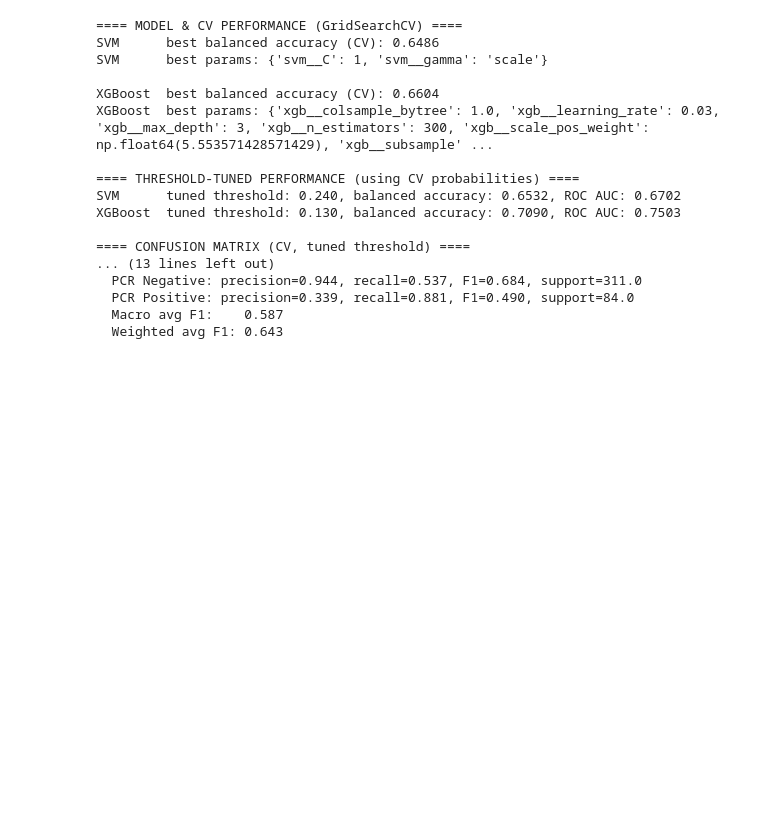
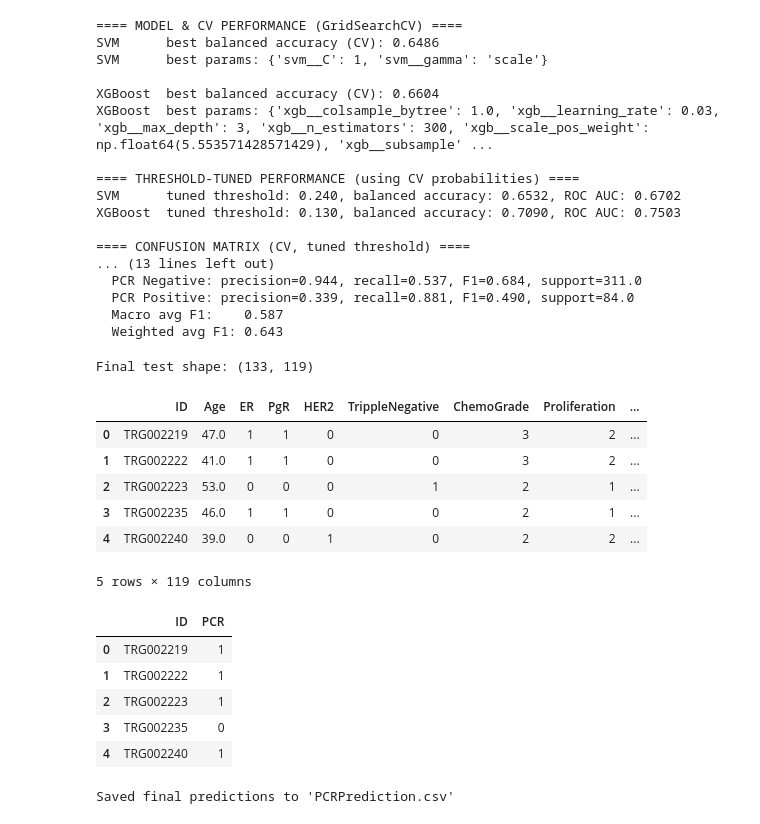
Before and after one commit to williaminsley/ML2, a Jupyter notebook: ML2.ipynb, the cells around one changed output. Saved outputs shown, nothing was run; the diff lists cells and outputs as text; code cells hidden in the pictures; blank space fills up the shorter version.

```diff
--- a/ML2.ipynb
+++ b/ML2.ipynb
@@ -532,3 +532,53 @@ XGBoost  tuned threshold: 0.130, balanced accuracy: 0.7090, ROC AUC: 0.7503
   PCR Positive: precision=0.339, recall=0.881, F1=0.490, support=84.0
   Macro avg F1:    0.587
   Weighted avg F1: 0.643
+# %%
+# FINAL TEST PREDICTION ON FULL DATASET
+
+TEST_FILE_FINAL = "FinalTestDataset2025.xls"
+
+# Load final test data (same missing-value handling as train)
+df_test_final = pd.read_excel(TEST_FILE_FINAL, na_values=[999])
+
+print("Final test shape:", df_test_final.shape)
+display(df_test_final.head())
+
+# Keep IDs
+test_ids = df_test_final[ID_COL].values
+
+# Use the SAME feature columns as training X
+X_test_final = df_test_final[X.columns]
+
+# Refit best_xgb on ALL available training data (X, y_pcr)
+best_xgb.fit(X, y_pcr)
+
+# Predict probabilities and apply tuned XGBoost threshold
+test_proba = best_xgb.predict_proba(X_test_final)[:, 1]
+test_pred = (test_proba >= xgb_best_thr).astype(int)
+
+# Build and save CSV in required format: [ID, PCR]
+out_df = pd.DataFrame({
+    ID_COL: test_ids,
+    "PCR": test_pred.astype(int)
+})
+
+out_df.to_csv("PCRPrediction.csv", index=False)
+display(out_df.head())
+
+print("Saved final predictions to 'PCRPrediction.csv'")
+# %% [output]
+Final test shape: (133, 119)
+|  | ID | Age | ER | PgR | HER2 | TrippleNegative | ChemoGrade | Proliferation | ... |
+| 0 | TRG002219 | 47.0 | 1 | 1 | 0 | 0 | 3 | 2 | ... |
+| 1 | TRG002222 | 41.0 | 1 | 1 | 0 | 0 | 3 | 2 | ... |
+| 2 | TRG002223 | 53.0 | 0 | 0 | 0 | 1 | 2 | 1 | ... |
+| 3 | TRG002235 | 46.0 | 1 | 1 | 0 | 0 | 2 | 1 | ... |
+| 4 | TRG002240 | 39.0 | 0 | 0 | 1 | 0 | 2 | 2 | ... |
+5 rows × 119 columns
+|  | ID | PCR |
+| 0 | TRG002219 | 1 |
+| 1 | TRG002222 | 1 |
+| 2 | TRG002223 | 1 |
+| 3 | TRG002235 | 0 |
+| 4 | TRG002240 | 1 |
+Saved final predictions to 'PCRPrediction.csv'
```
Also changed, not shown: parts of 1 cell of this notebook, 2 other files.
